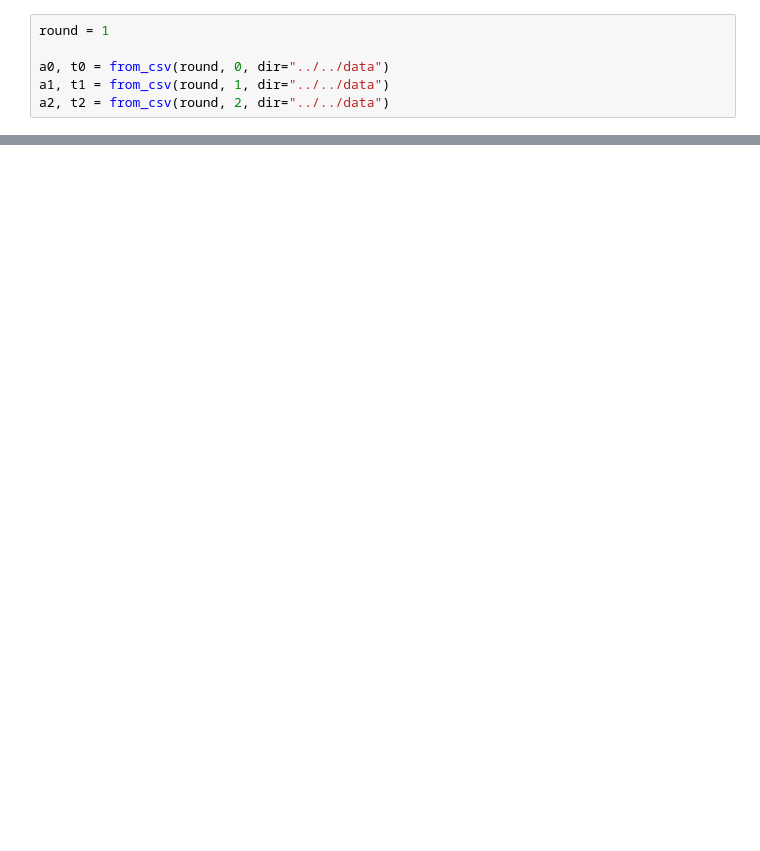
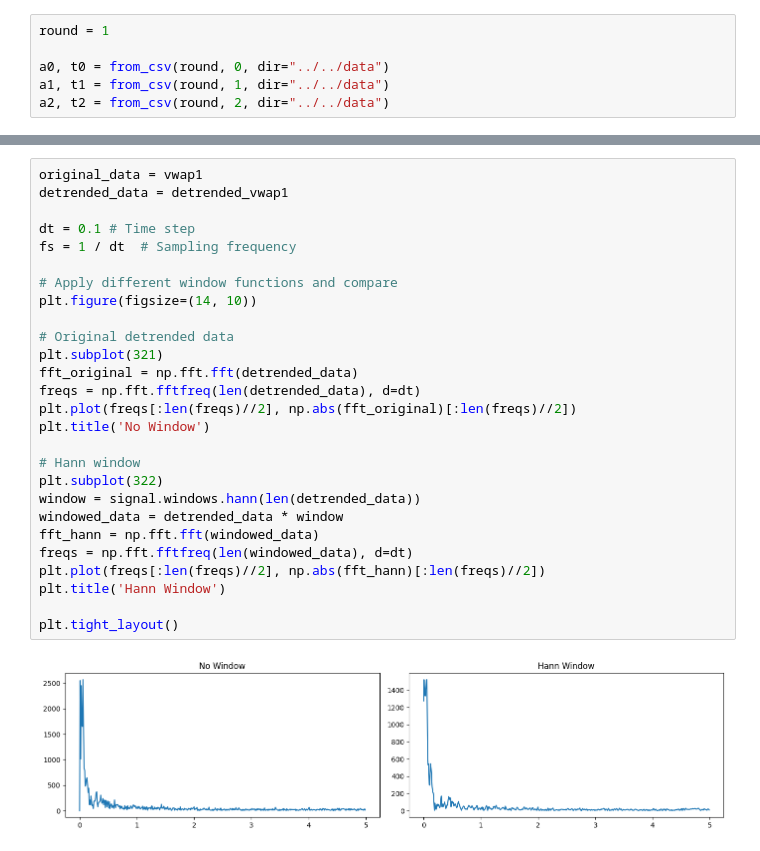
Before and after one commit to ashokolarov/prosperity3, a Jupyter notebook: development/round1/analyze_ink.ipynb, the cells around one changed output, grey strips where cells are left out. Saved outputs shown, nothing was run; the diff lists cells and outputs as text; blank space fills up the shorter version.

```diff
--- a/development/round1/analyze_ink.ipynb
+++ b/development/round1/analyze_ink.ipynb
@@ -56,0 +112,29 @@ plt.grid()
+# %%
+original_data = vwap1
+detrended_data = detrended_vwap1
+
+dt = 0.1 # Time step
+fs = 1 / dt  # Sampling frequency
+
+# Apply different window functions and compare
+plt.figure(figsize=(14, 10))
+
+# Original detrended data
+plt.subplot(321)
+fft_original = np.fft.fft(detrended_data)
+freqs = np.fft.fftfreq(len(detrended_data), d=dt)
+plt.plot(freqs[:len(freqs)//2], np.abs(fft_original)[:len(freqs)//2])
+plt.title('No Window')
+
+# Hann window
+plt.subplot(322)
+window = signal.windows.hann(len(detrended_data))
+windowed_data = detrended_data * window
+fft_hann = np.fft.fft(windowed_data)
+freqs = np.fft.fftfreq(len(windowed_data), d=dt)
+plt.plot(freqs[:len(freqs)//2], np.abs(fft_hann)[:len(freqs)//2])
+plt.title('Hann Window')
+
+plt.tight_layout()
+# %% [output]
+[figure, added]
```
Also changed, not shown: parts of 12 cells of this notebook, 1 other file.
